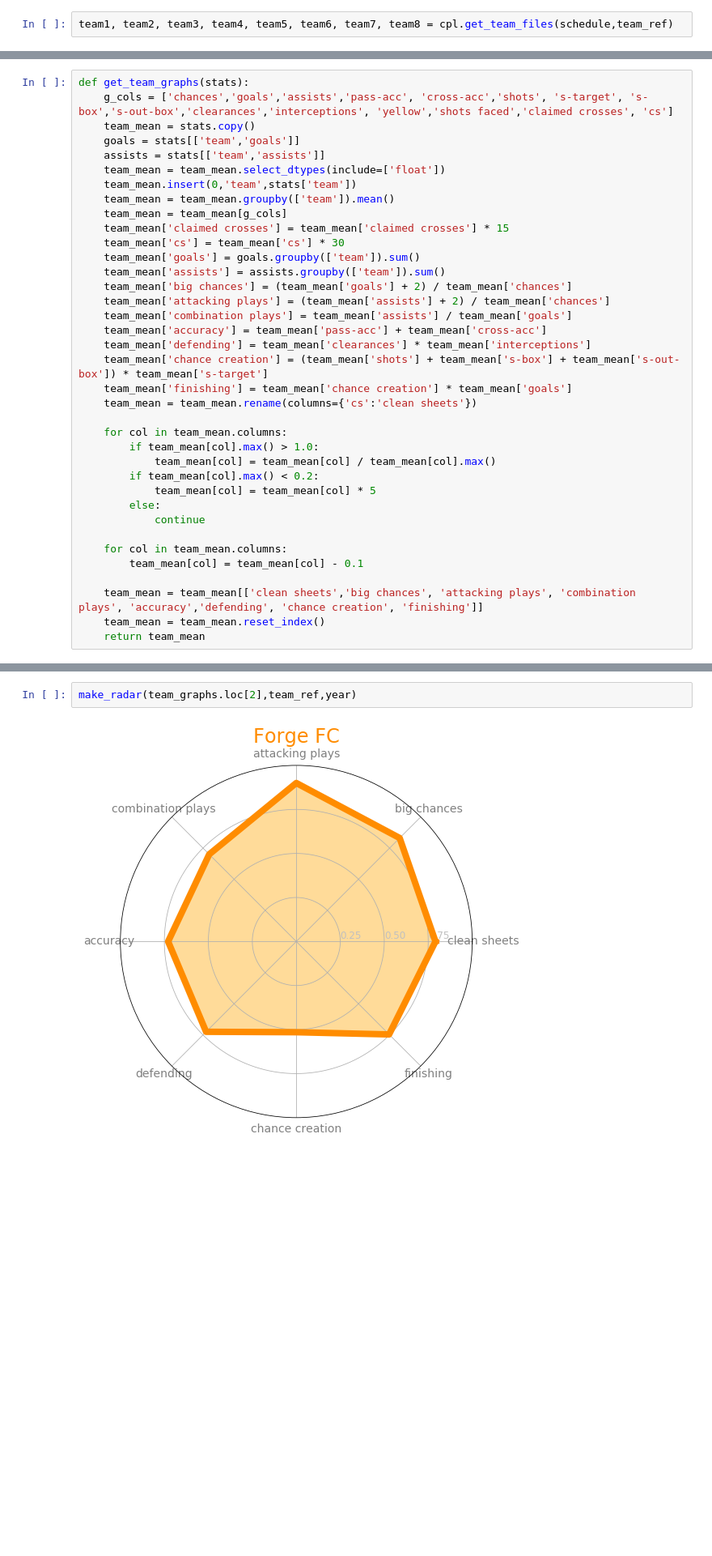
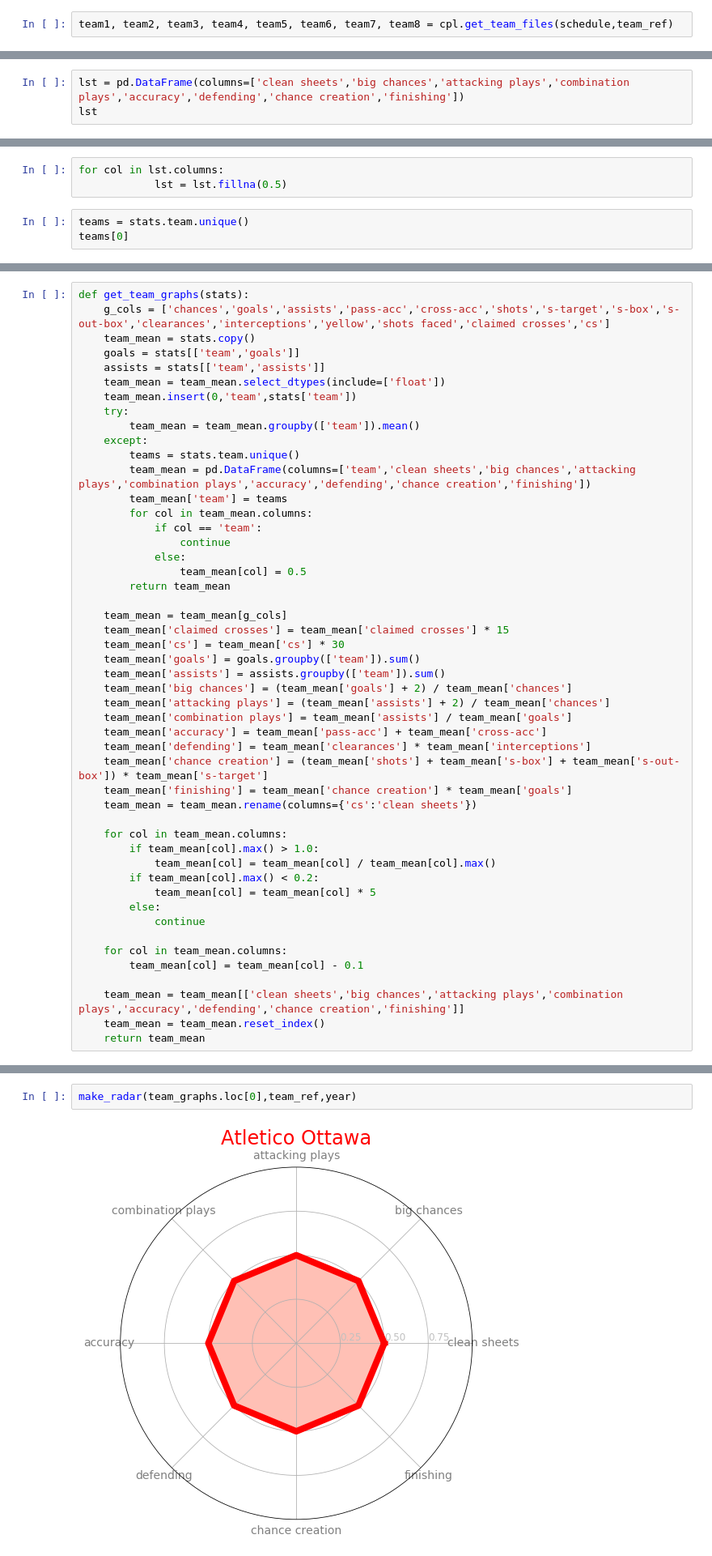
Before and after one commit to tamccullough/nutmeg, a Jupyter notebook: cpl__datasets_creator-final.ipynb, the cells around one changed output, grey strips where cells are left out. Shown: that part at 81% size. Drawn from its saved outputs; the diff is of its cells as text; blank space fills up the shorter version.

Commit message:
improved the graph function

```diff
--- a/cpl__datasets_creator-final.ipynb
+++ b/cpl__datasets_creator-final.ipynb
@@ -99,0 +114,3 @@ standings_old
+# %%
+lst = pd.DataFrame(columns=['clean sheets','big chances','attacking plays','combination plays','accuracy','defending','chance creation','finishing'])
+lst
@@ -99,0 +119,6 @@ standings_old
+# %%
+for col in lst.columns:
+            lst = lst.fillna(0.5)
+# %%
+teams = stats.team.unique()
+teams[0]
@@ -100,12 +127,24 @@ standings_old
 # %%
 def get_team_graphs(stats):
-    g_cols = ['chances','goals','assists','pass-acc', 'cross-acc','shots', 's-target', 's-box','s-out-box','clearances','interceptions', 'yellow','shots faced','claimed crosses', 'cs']
+    g_cols = ['chances','goals','assists','pass-acc','cross-acc','shots','s-target','s-box','s-out-box','clearances','interceptions','yellow','shots faced','claimed crosses','cs']
     team_mean = stats.copy()
     goals = stats[['team','goals']]
     assists = stats[['team','assists']]
     team_mean = team_mean.select_dtypes(include=['float'])
     team_mean.insert(0,'team',stats['team'])
-    team_mean = team_mean.groupby(['team']).mean()
+    try:
+        team_mean = team_mean.groupby(['team']).mean()
+    except:
+        teams = stats.team.unique()
+        team_mean = pd.DataFrame(columns=['team','clean sheets','big chances','attacking plays','combination plays','accuracy','defending','chance creation','finishing'])
+        team_mean['team'] = teams
+        for col in team_mean.columns:
+            if col == 'team':
+                continue
+            else:
+                team_mean[col] = 0.5
+        return team_mean
+
     team_mean = team_mean[g_cols]
     team_mean['claimed crosses'] = team_mean['claimed crosses'] * 15
     team_mean['cs'] = team_mean['cs'] * 30
@@ -131,7 +170,7 @@ def get_team_graphs(stats):
     for col in team_mean.columns:
         team_mean[col] = team_mean[col] - 0.1
 
-    team_mean = team_mean[['clean sheets','big chances', 'attacking plays', 'combination plays', 'accuracy','defending', 'chance creation', 'finishing']]
+    team_mean = team_mean[['clean sheets','big chances','attacking plays','combination plays','accuracy','defending','chance creation','finishing']]
     team_mean = team_mean.reset_index()
     return team_mean
 # %%
@@ -199,9 +228,9 @@ def make_radar(data,team_ref,year):
     filename = f'static/images/{year}/cpl-{year}-{team}-radar.png'
     plt.savefig(filename)
 # %%
-make_radar(team_graphs.loc[2],team_ref,year)
+make_radar(team_graphs.loc[0],team_ref,year)
 # %% [output]
-[figure, old version]
+[figure, new version]
 # %%
 for i in range(team_graphs.shape[0]):
     make_radar(team_graphs.loc[i],team_ref,year)
```
Also changed, not shown: parts of 14 cells of this notebook.
